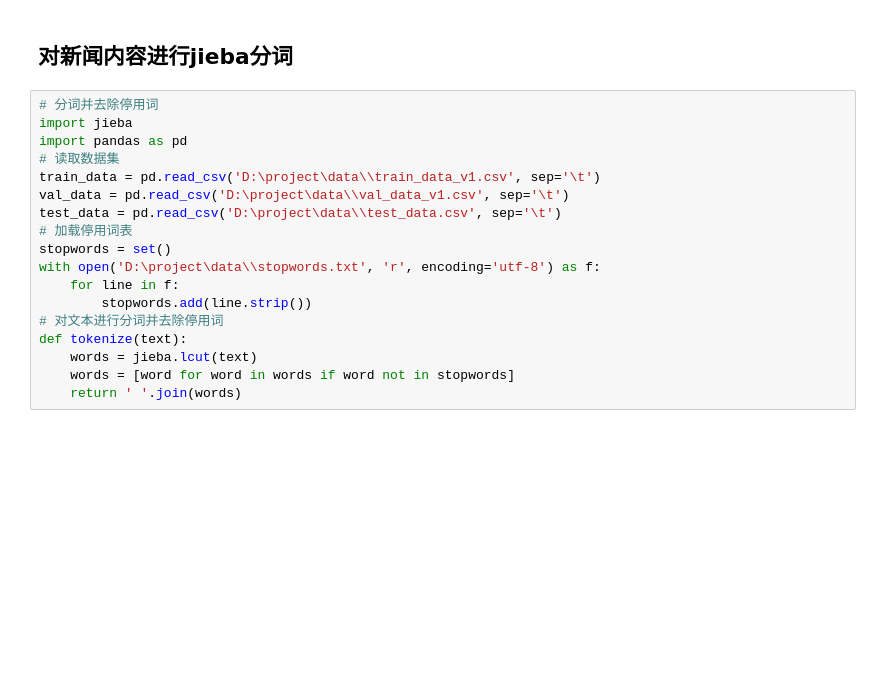
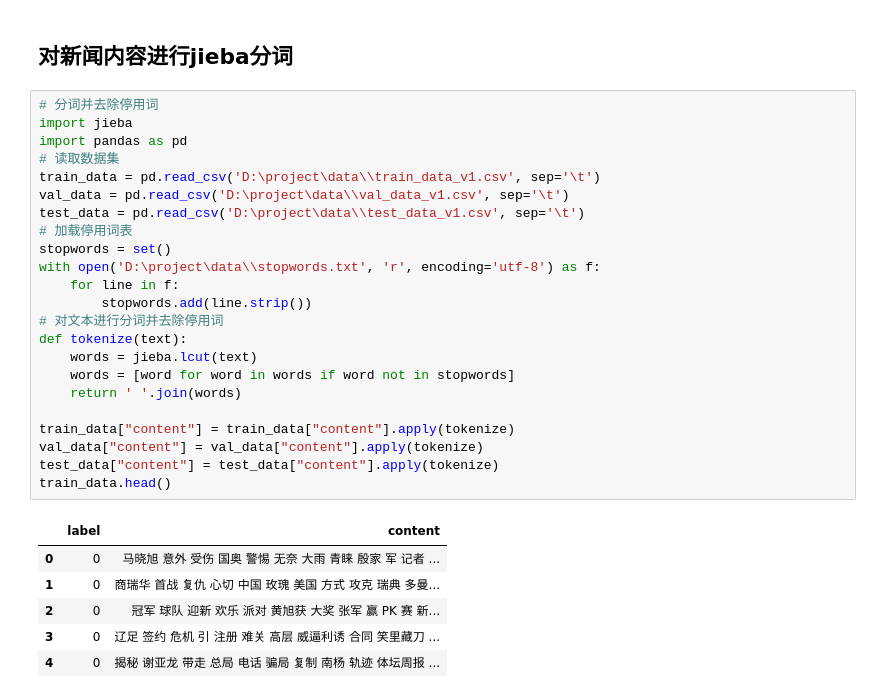
Before and after one commit to ganfanghao/homework, a Jupyter notebook: homework1.ipynb, the cells around one changed output. Cells and saved outputs as stored; diff of their text form; blank space fills up the shorter version.

```diff
--- a/homework1.ipynb
+++ b/homework1.ipynb
@@ -224,18 +224,30 @@ test_data.to_csv('D:\project\data\\test_data_v1.csv', sep='\t', index=False)
 # %%
 # 分词并去除停用词
 import jieba
 import pandas as pd
 # 读取数据集
 train_data = pd.read_csv('D:\project\data\\train_data_v1.csv', sep='\t')
 val_data = pd.read_csv('D:\project\data\\val_data_v1.csv', sep='\t')
-test_data = pd.read_csv('D:\project\data\\test_data.csv', sep='\t')
+test_data = pd.read_csv('D:\project\data\\test_data_v1.csv', sep='\t')
 # 加载停用词表
 stopwords = set()
 with open('D:\project\data\\stopwords.txt', 'r', encoding='utf-8') as f:
     for line in f:
         stopwords.add(line.strip())
 # 对文本进行分词并去除停用词
 def tokenize(text):
     words = jieba.lcut(text)
     words = [word for word in words if word not in stopwords]
     return ' '.join(words)
+
+train_data["content"] = train_data["content"].apply(tokenize)
+val_data["content"] = val_data["content"].apply(tokenize)
+test_data["content"] = test_data["content"].apply(tokenize)
+train_data.head()
+# %% [output]
+|  | label | content |
+| 0 | 0 | 马晓旭 意外 受伤 国奥 警惕 无奈 大雨 青睐 殷家 军 记者 ... |
+| 1 | 0 | 商瑞华 首战 复仇 心切 中国 玫瑰 美国 方式 攻克 瑞典 多曼... |
+| 2 | 0 | 冠军 球队 迎新 欢乐 派对 黄旭获 大奖 张军 赢 PK 赛 新... |
+| 3 | 0 | 辽足 签约 危机 引 注册 难关 高层 威逼利诱 合同 笑里藏刀 ... |
+| 4 | 0 | 揭秘 谢亚龙 带走 总局 电话 骗局 复制 南杨 轨迹 体坛周报 ... |
```
Also changed, not shown: parts of 9 cells of this notebook.
